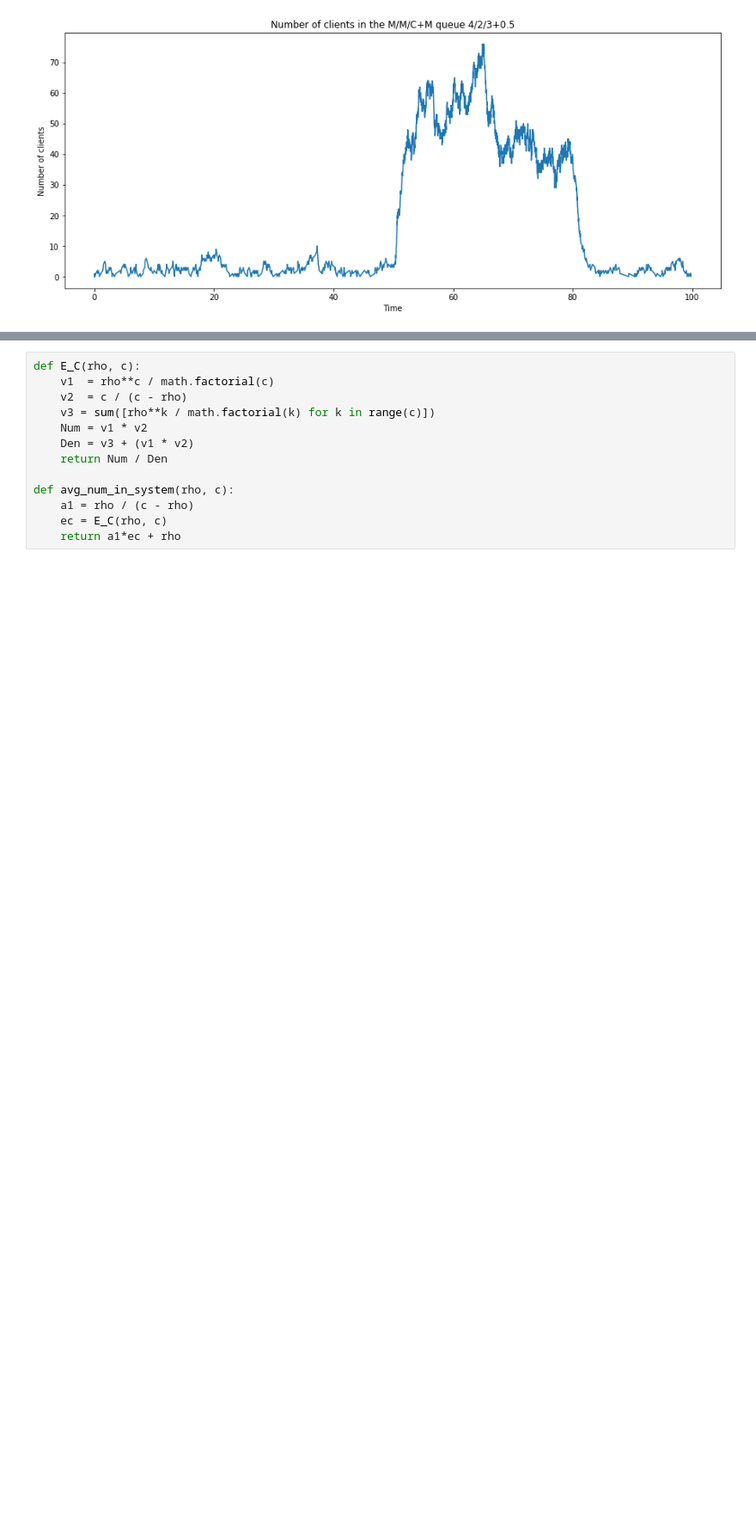
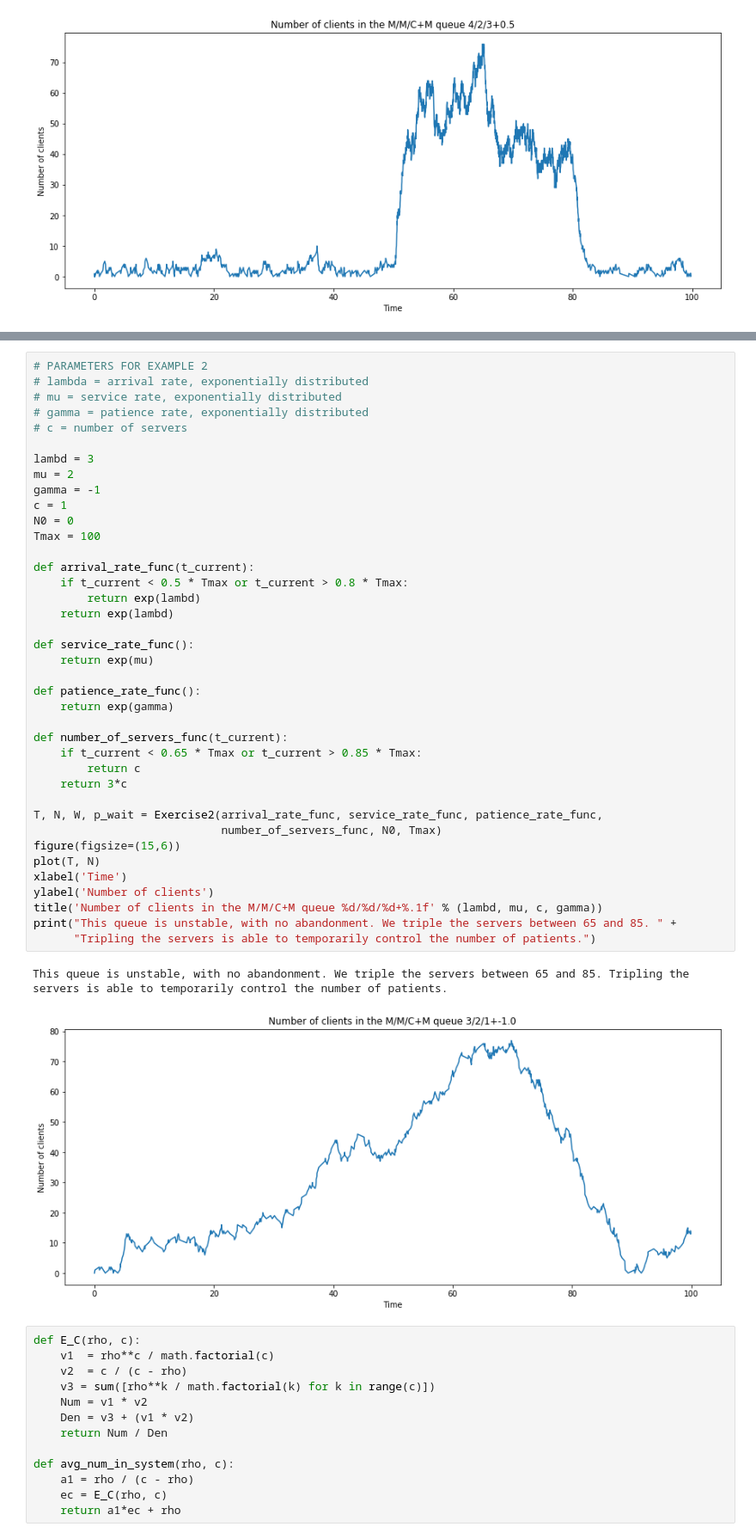
Before and after one commit to guanzgrace/cbs-patient-surge-models, a Jupyter notebook: IEMS435_Example2.ipynb, the cells around one changed output, grey strips where cells are left out. Shown: that part at 86% size. Cells and saved outputs as stored; diff of their text form; blank space fills up the shorter version.

```diff
--- a/IEMS435_Example2.ipynb
+++ b/IEMS435_Example2.ipynb
@@ -264,3 +264,45 @@ The surge starts at 50 and ends at 80. We triple the servers between 65 and 85.
+# %%
+# PARAMETERS FOR EXAMPLE 2
+# lambda = arrival rate, exponentially distributed
+# mu = service rate, exponentially distributed
+# gamma = patience rate, exponentially distributed
+# c = number of servers
+
+lambd = 3
+mu = 2
+gamma = -1
+c = 1
+N0 = 0
+Tmax = 100
+
+def arrival_rate_func(t_current):
+    if t_current < 0.5 * Tmax or t_current > 0.8 * Tmax:
+        return exp(lambd)
+    return exp(lambd)
+
+def service_rate_func():
+    return exp(mu)
+
+def patience_rate_func():
+    return exp(gamma)
+
+def number_of_servers_func(t_current):
+    if t_current < 0.65 * Tmax or t_current > 0.85 * Tmax:
+        return c
+    return 3*c
+
+T, N, W, p_wait = Exercise2(arrival_rate_func, service_rate_func, patience_rate_func,
+                            number_of_servers_func, N0, Tmax)
+figure(figsize=(15,6))
+plot(T, N)
+xlabel('Time')
+ylabel('Number of clients')
+title('Number of clients in the M/M/C+M queue %d/%d/%d+%.1f' % (lambd, mu, c, gamma))
+print("This queue is unstable, with no abandonment. We triple the servers between 65 and 85. " +
+      "Tripling the servers is able to temporarily control the number of patients.")
+# %% [output]
+This queue is unstable, with no abandonment. We triple the servers between 65 and 85. Tripling the servers is able to temporarily control the number of patients.
+[figure, added]
 # %%
 def E_C(rho, c):
     v1  = rho**c / math.factorial(c)
```
Also changed, not shown: parts of 1 cell of this notebook, 1 other file.
